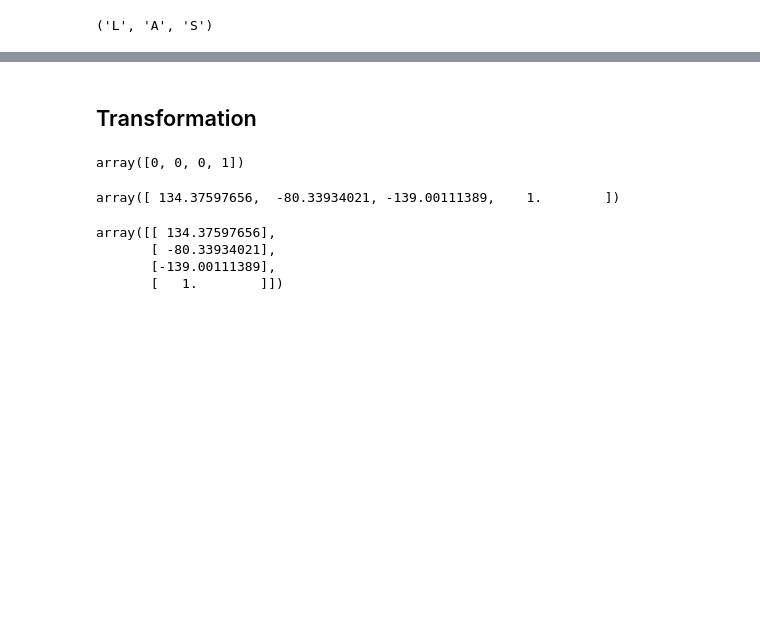
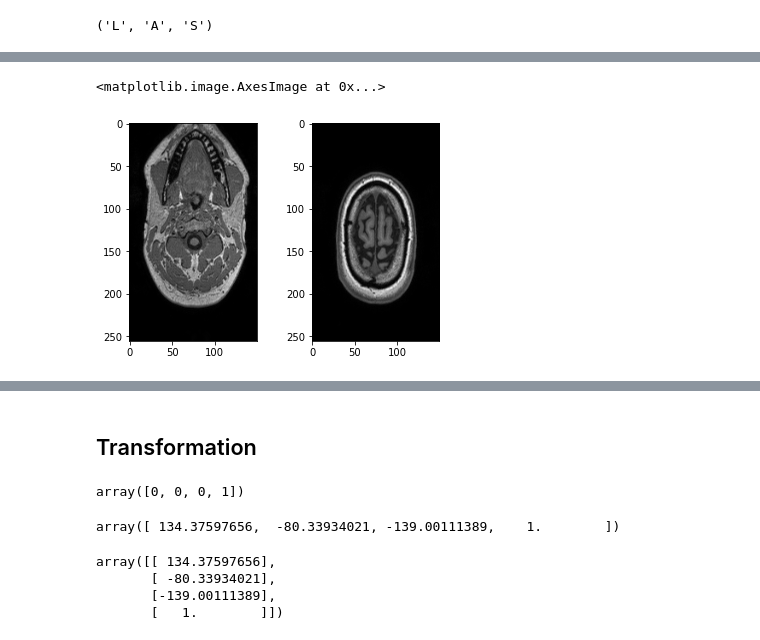
Before and after one commit to Zahed-Golabi/Medical-Imaging, a Jupyter notebook: 02- Preprocessing/Preprocessing.ipynb, the cells around one changed output, grey strips where cells are left out. Cells and saved outputs as stored; diff of their text form; code cells hidden in the pictures; blank space fills up the shorter version.

```diff
--- a/02- Preprocessing/Preprocessing.ipynb
+++ b/02- Preprocessing/Preprocessing.ipynb
@@ -46,2 +41,9 @@ axis[1].imshow(mri_data[40,:,:], cmap="gray")
+# %%
+fig, axis = plt.subplots(1,2)
+axis[0].imshow(brain_mri_data[:,30,:], cmap="gray")
+axis[1].imshow(brain_mri_data[:,200,:], cmap="gray")
+# %% [output]
+<matplotlib.image.AxesImage at 0x...>
+[figure, added]
 # %%
 fig, axis = plt.subplots(1,2)
```
Also changed, not shown: parts of 10 cells of this notebook.
